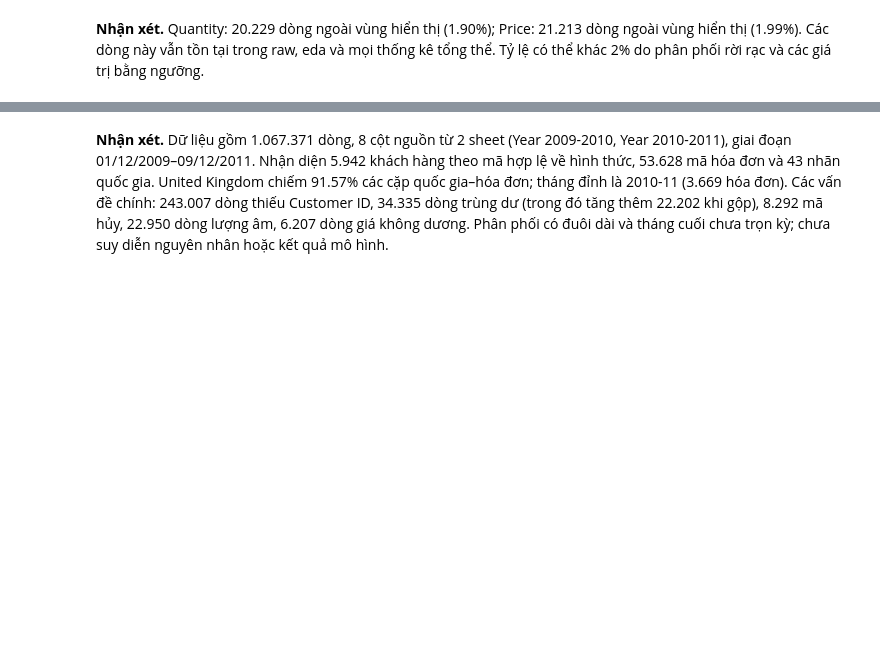
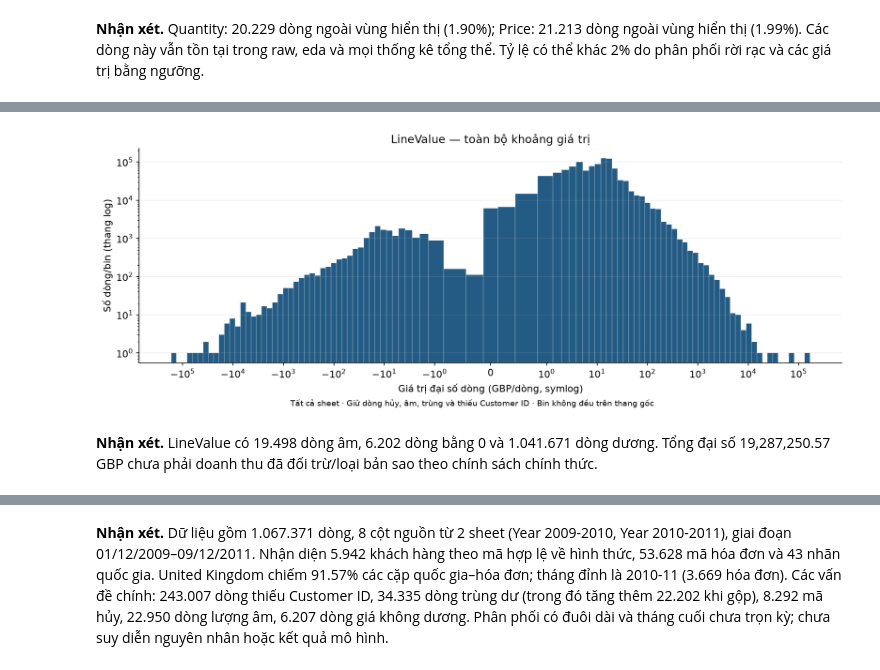
Before and after one commit to hieu110406/SGU-ML-High-Value-Customer-Prediction, a Jupyter notebook: project/notebooks/01_eda/eda_v1.ipynb, the cells around one changed output, grey strips where cells are left out. Saved outputs shown, nothing was run; the diff lists cells and outputs as text; code cells hidden in the pictures; blank space fills up the shorter version.

```diff
--- a/project/notebooks/01_eda/eda_v1.ipynb
+++ b/project/notebooks/01_eda/eda_v1.ipynb
@@ -731,0 +745,21 @@ Các kết luận được sinh từ biến đã tính ở trên để thống n
+# %%
+line_values = eda.loc[np.isfinite(eda['LineValue']), 'LineValue']
+signed_log1p = lambda values: np.sign(values) * np.log1p(np.abs(values))
+line_edges_transformed = np.linspace(signed_log1p(line_values.min()), signed_log1p(line_values.max()), 100)
+line_edges = np.sign(line_edges_transformed) * np.expm1(np.abs(line_edges_transformed))
+line_edges[0], line_edges[-1] = line_values.min(), line_values.max()
+fig, ax = plt.subplots(figsize=(12, 4.5), layout='constrained')
+ax.hist(line_values, bins=line_edges, color=BLUE, edgecolor='white', linewidth=0.2)
+ax.set_xscale('symlog', linthresh=1)
+ax.set_yscale('log')
+ax.set(title='LineValue — toàn bộ khoảng giá trị', xlabel='Giá trị đại số dòng (GBP/dòng, symlog)',
+       ylabel='Số dòng/bin (thang log)')
+ax.grid(axis='y', alpha=0.2)
+fig.supxlabel('Tất cả sheet · Giữ dòng hủy, âm, trùng và thiếu Customer ID · Bin không đều trên thang gốc', fontsize=9)
+show_figure(fig, 'line_value_full_range.png')
+note(f'LineValue có {vn_int(line_values.lt(0).sum())} dòng âm, {vn_int(line_values.eq(0).sum())} dòng bằng 0 '
+     f'và {vn_int(line_values.gt(0).sum())} dòng dương. Tổng đại số {line_values.sum():,.2f} GBP '
+     'chưa phải doanh thu đã đối trừ/loại bản sao theo chính sách chính thức.')
+# %% [output]
+[figure, added]
+**Nhận xét.** LineValue có 19.498 dòng âm, 6.202 dòng bằng 0 và 1.041.671 dòng dương. Tổng đại số 19,287,250.57 GBP chưa phải doanh thu đã đối trừ/loại bản sao theo chính sách chính thức.
```
Also changed, not shown: parts of 75 cells of this notebook, 14 other files.
